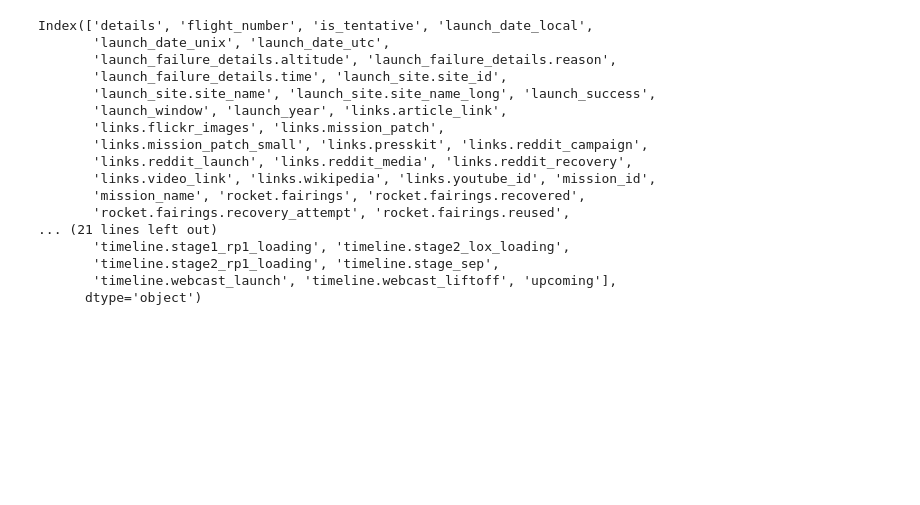
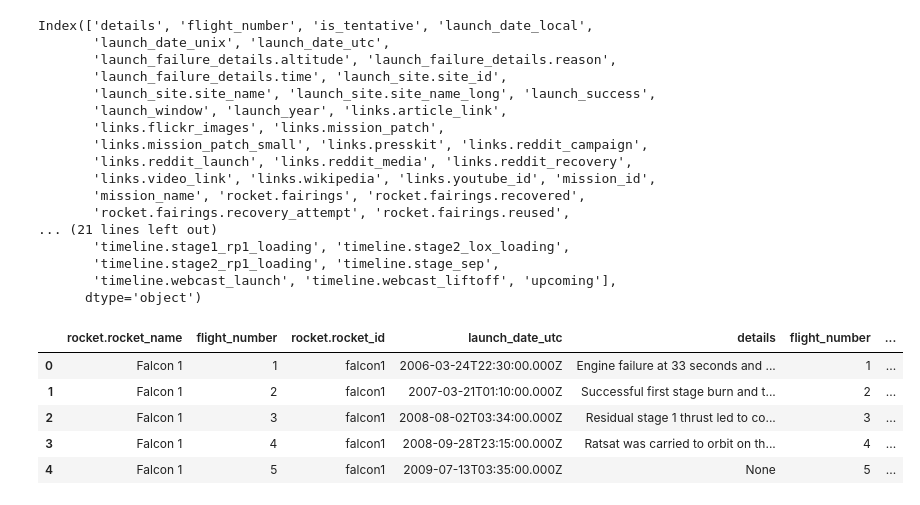
Before and after one commit to alobodanov/ETLspaceX, a Jupyter notebook: Hugo/bin/Extract_Insert_SpaceX.ipynb, the cells around one changed output. Cells and saved outputs as stored; diff of their text form; code cells hidden in the pictures; blank space fills up the shorter version.

```diff
--- a/Hugo/bin/Extract_Insert_SpaceX.ipynb
+++ b/Hugo/bin/Extract_Insert_SpaceX.ipynb
@@ -4,6 +4,8 @@ import pandas as pd
 import requests
 import json
 from pprint import pprint
+# %%
+pd.set_option('display.max_columns', 100)
 # %%
 # Performing a GET Request and saving the
 # API's response within a variable
@@ -87,3 +99,15 @@ Index(['details', 'flight_number', 'is_tentative', 'launch_date_local',
        'timeline.stage2_rp1_loading', 'timeline.stage_sep',
        'timeline.webcast_launch', 'timeline.webcast_liftoff', 'upcoming'],
       dtype='object')
+# %%
+launcher_df_final = launches_df[['rocket.rocket_name','flight_number','rocket.rocket_id','launch_date_utc'
+                                ,'details','flight_number','launch_year']].copy()
+
+launcher_df_final.head()
+# %% [output]
+|  | rocket.rocket_name | flight_number | rocket.rocket_id | launch_date_utc | details | flight_number | ... |
+| 0 | Falcon 1 | 1 | falcon1 | 2006-03-24T22:30:00.000Z | Engine failure at 33 seconds and ... | 1 | ... |
+| 1 | Falcon 1 | 2 | falcon1 | 2007-03-21T01:10:00.000Z | Successful first stage burn and t... | 2 | ... |
+| 2 | Falcon 1 | 3 | falcon1 | 2008-08-02T03:34:00.000Z | Residual stage 1 thrust led to co... | 3 | ... |
+| 3 | Falcon 1 | 4 | falcon1 | 2008-09-28T23:15:00.000Z | Ratsat was carried to orbit on th... | 4 | ... |
+| 4 | Falcon 1 | 5 | falcon1 | 2009-07-13T03:35:00.000Z | None | 5 | ... |
```
Also changed, not shown: parts of 16 cells of this notebook, 1 other file.
